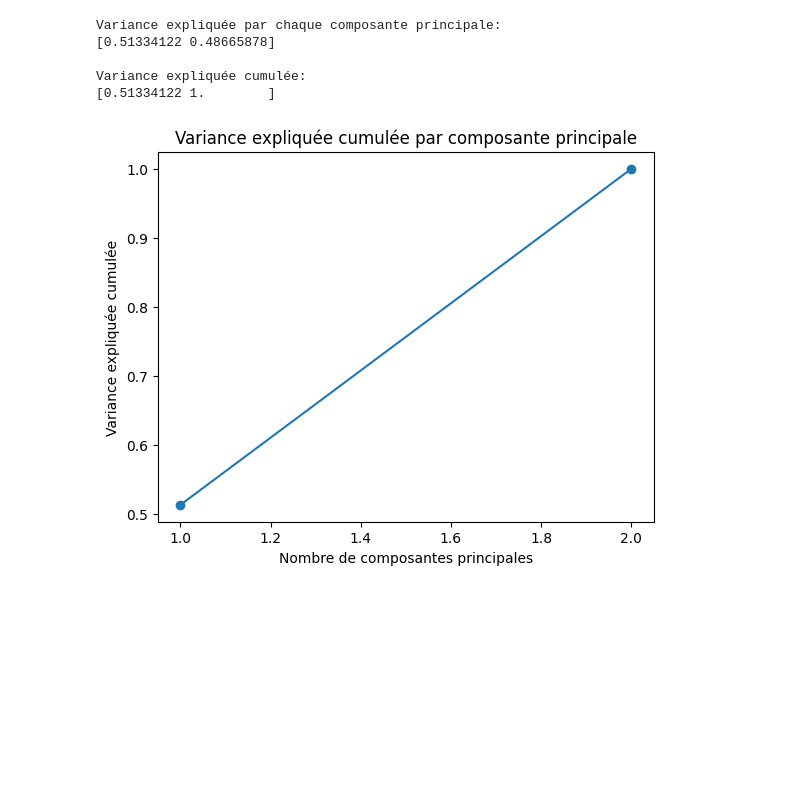
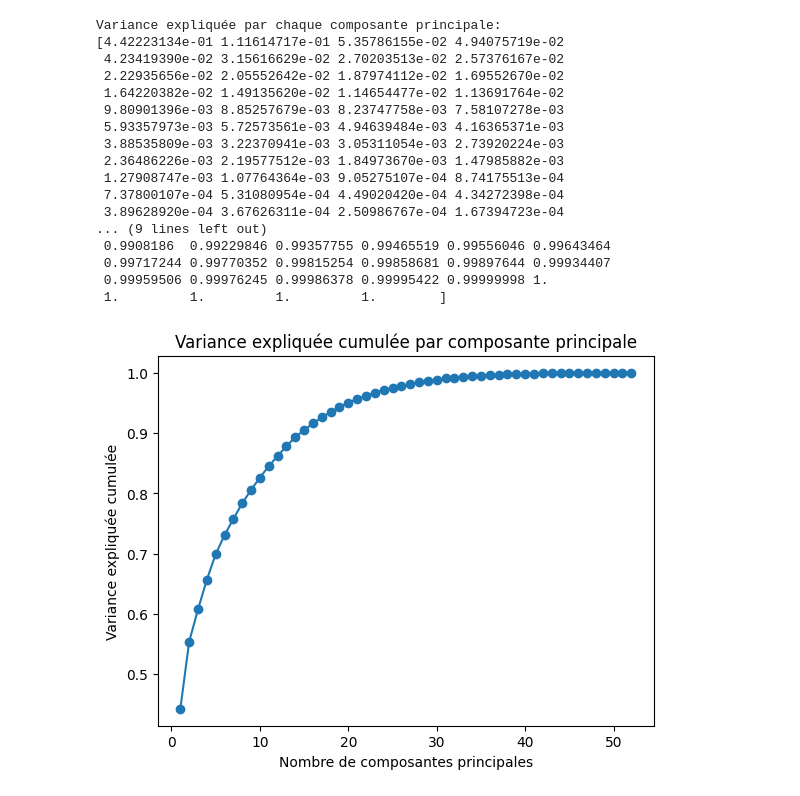
Before and after one commit to antoinebnm/PTS-Data, a Jupyter notebook: data.ipynb, the cells around one changed output. Saved outputs shown, nothing was run; the diff lists cells and outputs as text; code cells hidden in the pictures; blank space fills up the shorter version.

```diff
--- a/data.ipynb
+++ b/data.ipynb
@@ -59,9 +75,6 @@ print(colonnesSupplémentaires)
 uniformedDatasets = {}
 for annee, dataframe in datasets.items():
     colonnes_a_exclure = colonnesSupplémentaires[annee]
-    colonnes_a_exclure.append("Zone")
-    colonnes_a_exclure.append("Région")
-    colonnes_a_exclure.append("Numéro")
     colonnes_a_inclure = [colonne for colonne in dataframe.columns if colonne not in colonnes_a_exclure]
     uniformedDatasets[annee] = dataframe[colonnes_a_inclure].copy()
 # %%
@@ -153,5 +140,0 @@ departementDatasetsFusionne["Ain"]["Feux d'habitations-bureaux"].hist()
-# %%
-for colonne, dataframe in departementDatasetsFusionne.items():
-    for i in dataframe.columns():
-        sns.scatterplot(data=departementDatasetsFusionne["Ain"][i])
-plt.show()
@@ -159,0 +162,6 @@ TypeError: 'Index' object is not callable
+# %%
+for i, dataframe in uniformedDatasets.items():
+    try:
+        versionFinale = pd.merge(versionFinale,uniformedDatasets[i])
+    except:
+        versionFinale = uniformedDatasets[i]
@@ -164,48 +180,59 @@ from sklearn.preprocessing import StandardScaler
 from sklearn.impute import SimpleImputer
 import matplotlib.pyplot as plt
 
-# Supposons que votre dataframe contient toutes les données que vous souhaitez inclure dans l'ACP
-# Vous pouvez remplacer 'Ain' par le nom de votre département
-df_all_data = departementDatasetsFusionne['Ain']
 
-# Sélectionner les colonnes numériques pour l'ACP
+df_all_data = uniformedDatasets[2008]
+
+
 data_for_pca = df_all_data.select_dtypes(include=['float64', 'int64'])
 
-# Imputer les valeurs manquantes avec la moyenne (vous pouvez ajuster cela en fonction de vos besoins)
+
 imputer = SimpleImputer(strategy='mean')
 data_imputed = pd.DataFrame(imputer.fit_transform(data_for_pca), columns=data_for_pca.columns)
 
-# Standardiser les données (important pour l'ACP)
+
 scaler = StandardScaler()
 data_scaled = scaler.fit_transform(data_imputed)
 
-# Appliquer l'ACP
+
 pca = PCA()
 pca_result = pca.fit_transform(data_scaled)
 
-# Créer un dataframe avec les résultats de l'ACP
+
 df_pca_result = pd.DataFrame(pca_result, columns=[f'PC{i+1}' for i in range(pca_result.shape[1])])
 
-# Afficher la variance expliquée par chaque composante principale
+
 explained_variance_ratio = pca.explained_variance_ratio_
 cumulative_explained_variance = explained_variance_ratio.cumsum()
 
 print("Variance expliquée par chaque composante principale:")
 print(explained_variance_ratio)
 
 print("\nVariance expliquée cumulée:")
 print(cumulative_explained_variance)
 
 # Visualiser la variance expliquée cumulée
 plt.plot(range(1, len(cumulative_explained_variance) + 1), cumulative_explained_variance, marker='o')
 plt.title('Variance expliquée cumulée par composante principale')
 plt.xlabel('Nombre de composantes principales')
 plt.ylabel('Variance expliquée cumulée')
 plt.show()
 # %% [output]
 Variance expliquée par chaque composante principale:
-[0.51334122 0.48665878]
-
-Variance expliquée cumulée:
-[0.51334122 1.        ]
+[4.42223134e-01 1.11614717e-01 5.35786155e-02 4.94075719e-02
+ 4.23419390e-02 3.15616629e-02 2.70203513e-02 2.57376167e-02
+ 2.22935656e-02 2.05552642e-02 1.87974112e-02 1.69552670e-02
+ 1.64220382e-02 1.49135620e-02 1.14654477e-02 1.13691764e-02
+ 9.80901396e-03 8.85257679e-03 8.23747758e-03 7.58107278e-03
+ 5.93357973e-03 5.72573561e-03 4.94639484e-03 4.16365371e-03
+ 3.88535809e-03 3.22370941e-03 3.05311054e-03 2.73920224e-03
+ 2.36486226e-03 2.19577512e-03 1.84973670e-03 1.47985882e-03
+ 1.27908747e-03 1.07764364e-03 9.05275107e-04 8.74175513e-04
+ 7.37800107e-04 5.31080954e-04 4.49020420e-04 4.34272398e-04
+ 3.89628920e-04 3.67626311e-04 2.50986767e-04 1.67394723e-04
+... (9 lines left out)
+ 0.9908186  0.99229846 0.99357755 0.99465519 0.99556046 0.99643464
+ 0.99717244 0.99770352 0.99815254 0.99858681 0.99897644 0.99934407
+ 0.99959506 0.99976245 0.99986378 0.99995422 0.99999998 1.
+ 1.         1.         1.         1.        ]
-[figure, old version]
+[figure, new version]
```
Also changed, not shown: parts of 15 cells of this notebook.
